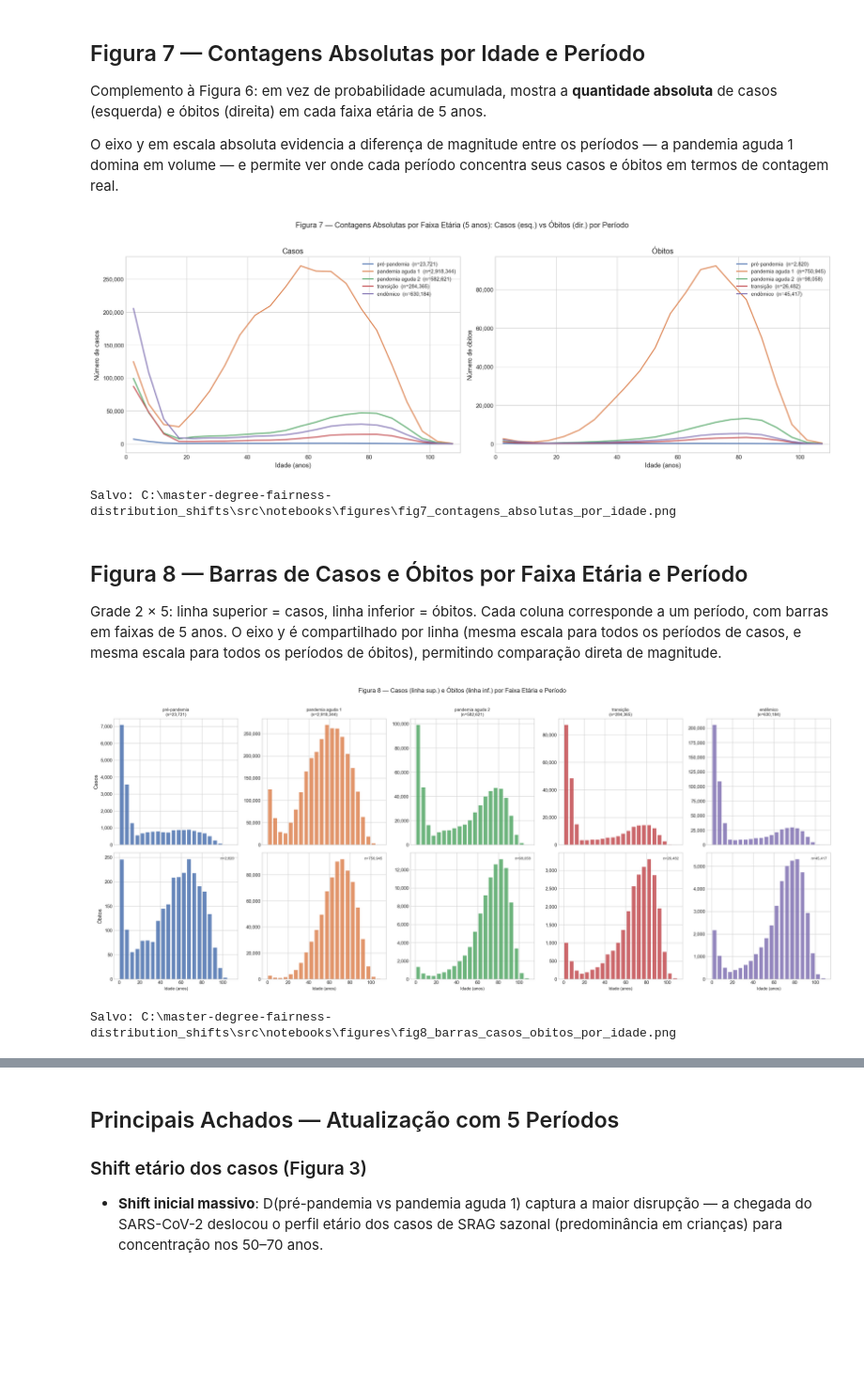
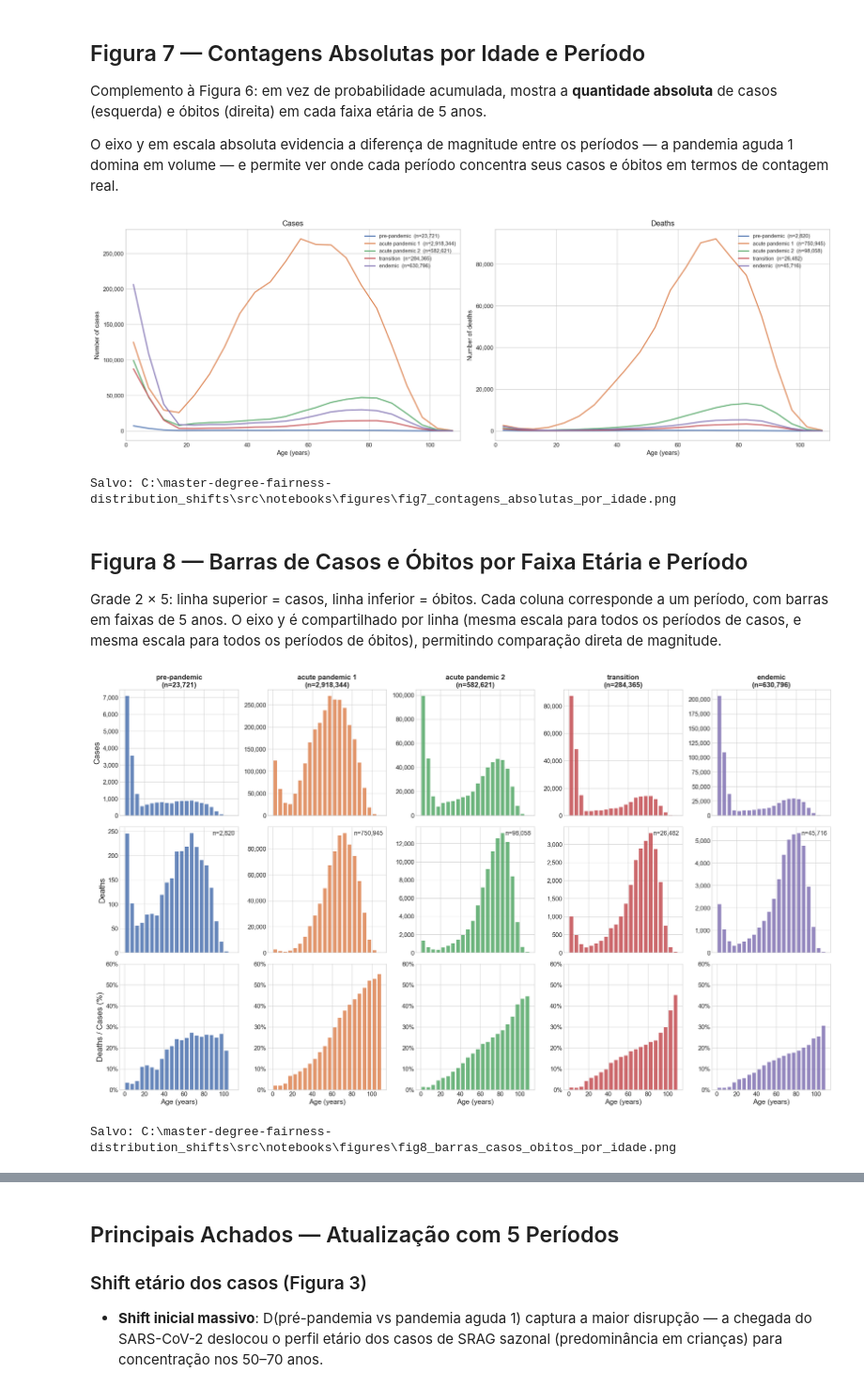
Before and after one commit to antonioravila/master-degree-fairness-distribution_shifts, a Jupyter notebook: src/notebooks/01_eda_distribution_shift.ipynb, the cells around one changed output, grey strips where cells are left out. Shown at 94% size. Drawn from its saved outputs; the diff is of its cells as text; code cells hidden in the pictures; blank space fills up the shorter version.

```diff
--- a/src/notebooks/01_eda_distribution_shift.ipynb
+++ b/src/notebooks/01_eda_distribution_shift.ipynb
@@ -103,9 +103,23 @@ TABLE_DIR → C:\master-degree-fairness-distribution_shifts\src\notebooks\tables
 
 Carregamos o parquet e verificamos shape, tipos, missings e cobertura temporal. Nota: `NU_IDADE_N` é armazenado como `Decimal` no parquet — será convertido na Seção 2.
 # %%
-DATA_PATH = BASE / 'src' / 'data' / 'SRAG' / 'srag.parquet'
-df_raw = pd.read_parquet(DATA_PATH)
+RAW_DIR = BASE / 'src' / 'data' / 'SRAG' / 'raw'
+COLS = ['DT_NOTIFIC', 'EVOLUCAO', 'CS_RACA', 'CS_SEXO', 'NU_IDADE_N']
 
+# Lê e concatena as colunas necessárias de todos os parquets brutos anuais
+raw_files = sorted(RAW_DIR.glob('*.parquet'))
+df_raw = pd.concat(
+    (pd.read_parquet(f, columns=COLS) for f in raw_files),
+    ignore_index=True,
+)
+
+# Normaliza o schema esperado pelas células seguintes:
+# EVOLUCAO vem como string nos brutos → converter para inteiro nullable (Int64),
+# pois o mapeamento de óbito usa chaves inteiras {1, 2}.
+df_raw['EVOLUCAO'] = pd.to_numeric(df_raw['EVOLUCAO'], errors='coerce').astype('Int64')
+df_raw['DT_NOTIFIC'] = pd.to_datetime(df_raw['DT_NOTIFIC'], errors='coerce')
+
+print(f'Arquivos lidos: {len(raw_files)}')
 print(f'Shape: {df_raw.shape}')
 print(f'\nDtypes:\n{df_raw.dtypes}')
 print(f'\nMissing por coluna:\n{df_raw.isnull().sum()}')
@@ -201,8 +215,8 @@ df['periodo'] = pd.cut(
     ordered=True,
 )
 
-# 6. Raça/cor com labels legíveis
-RACA_MAP = {'1':'Branca','2':'Preta','3':'Amarela','4':'Parda','5':'Indígena','9':'Ignorado'}
+# 6. Raça/cor com labels legíveis (em inglês)
+RACA_MAP = {'1':'White','2':'Black','3':'Asian','4':'Mixed','5':'Indigenous','9':'Unknown'}
 df['raca'] = df['CS_RACA'].map(RACA_MAP)
 
 # 7. Idade numérica (NU_IDADE_N é armazenado como Decimal → converter via string)
@@ -561,42 +568,40 @@ for periodo in PERIOD_ORDER:
     subset = df[df['periodo'] == periodo]['idade'].dropna()
     counts, _ = np.histogram(subset.values, bins=age_bins)
     ax_casos.plot(age_mids, counts, label=f'{periodo}  (n={len(subset):,})',
                   color=PERIOD_COLORS[periodo], linewidth=1.8)
 
-ax_casos.set_xlabel('Idade (anos)')
-ax_casos.set_ylabel('Número de casos')
-ax_casos.set_title('Casos')
+ax_casos.set_xlabel('Age (years)')
+ax_casos.set_ylabel('Number of cases')
+ax_casos.set_title('Cases')
 ax_casos.set_xlim(0, 110)
 ax_casos.yaxis.set_major_formatter(
     plt.FuncFormatter(lambda x, _: f'{int(x):,}'))
 ax_casos.legend(loc='upper right', fontsize=9, framealpha=0.9)
 
 # ── Direita: contagem de óbitos por faixa etária ─────────────────────────
 df_ob = df[df['obito'] == True]
 for periodo in PERIOD_ORDER:
     subset = df_ob[df_ob['periodo'] == periodo]['idade'].dropna()
     counts, _ = np.histogram(subset.values, bins=age_bins)
     ax_obitos.plot(age_mids, counts, label=f'{periodo}  (n={len(subset):,})',
                    color=PERIOD_COLORS[periodo], linewidth=1.8)
 
-ax_obitos.set_xlabel('Idade (anos)')
-ax_obitos.set_ylabel('Número de óbitos')
-ax_obitos.set_title('Óbitos')
+ax_obitos.set_xlabel('Age (years)')
+ax_obitos.set_ylabel('Number of deaths')
+ax_obitos.set_title('Deaths')
 ax_obitos.set_xlim(0, 110)
 ax_obitos.yaxis.set_major_formatter(
     plt.FuncFormatter(lambda x, _: f'{int(x):,}'))
 ax_obitos.legend(loc='upper right', fontsize=9, framealpha=0.9)
 
-fig.suptitle('Figura 7 — Contagens Absolutas por Faixa Etária (5 anos): Casos (esq.) vs Óbitos (dir.) por Período',
-             fontsize=13, y=1.02)
 
 plt.tight_layout()
 out7 = FIG_DIR / 'fig7_contagens_absolutas_por_idade.png'
 plt.savefig(out7, dpi=120, bbox_inches='tight')
 plt.show()
 print(f'Salvo: {out7}')
 # %% [output]
-[figure, old version]
+[figure, new version]
 Salvo: C:\master-degree-fairness-distribution_shifts\src\notebooks\figures\fig7_contagens_absolutas_por_idade.png
 # %% [markdown]
 ## Figura 8 — Barras de Casos e Óbitos por Faixa Etária e Período
@@ -611,7 +616,7 @@ bar_width = 3.8
 
 df_ob = df[df['obito'] == True]
 
-fig, axes = plt.subplots(2, 5, figsize=(22, 9),
+fig, axes = plt.subplots(3, 5, figsize=(22, 13),
                          sharex=True)
 
 for col, periodo in enumerate(PERIOD_ORDER):
@@ -623,8 +628,10 @@ for col, periodo in enumerate(PERIOD_ORDER):
     counts_c, _ = np.histogram(sub_c.values, bins=age_bins)
     ax.bar(age_mids, counts_c, width=bar_width,
            color=color, alpha=0.85, edgecolor='white', linewidth=0.3)
-    ax.set_title(f'{periodo}\n(n={len(sub_c):,})', fontsize=9)
+    ax.set_title(f'{periodo}\n(n={len(sub_c):,})', fontsize=15, fontweight='bold')
+    #ax.set_ylim(0, 300_000)
     ax.yaxis.set_major_formatter(plt.FuncFormatter(lambda x, _: f'{int(x):,}'))
+    ax.tick_params(axis='both', labelsize=13)
 
     # ── linha 1: óbitos ──────────────────────────────────────────────────
     ax = axes[1, col]
@@ -632,19 +639,29 @@ for col, periodo in enumerate(PERIOD_ORDER):
     counts_o, _ = np.histogram(sub_o.values, bins=age_bins)
     ax.bar(age_mids, counts_o, width=bar_width,
            color=color, alpha=0.85, edgecolor='white', linewidth=0.3)
-    ax.set_xlabel('Idade (anos)', fontsize=9)
     ax.text(0.97, 0.97, f'n={len(sub_o):,}',
-            transform=ax.transAxes, ha='right', va='top', fontsize=8,
+            transform=ax.transAxes, ha='right', va='top', fontsize=13,
             color='#333333')
+    #ax.set_ylim(0, 100_000)
     ax.yaxis.set_major_formatter(plt.FuncFormatter(lambda x, _: f'{int(x):,}'))
+    ax.tick_params(axis='both', labelsize=13)
+
+    # ── linha 2: % óbitos / casos ────────────────────────────────────────
+    ax = axes[2, col]
+    with np.errstate(invalid='ignore', divide='ignore'):
+        pct = np.where(counts_c > 0, counts_o / counts_c * 100, np.nan)
+    ax.bar(age_mids, pct, width=bar_width,
+           color=color, alpha=0.85, edgecolor='white', linewidth=0.3)
+    ax.set_xlabel('Age (years)', fontsize=15)
+    ax.set_ylim(0, 60)
+    ax.yaxis.set_major_formatter(plt.FuncFormatter(lambda x, _: f'{x:.0f}%'))
+    ax.tick_params(axis='both', labelsize=13)
 
 # rótulos das linhas
-axes[0, 0].set_ylabel('Casos', fontsize=11)
-axes[1, 0].set_ylabel('Óbitos', fontsize=11)
+axes[0, 0].set_ylabel('Cases', fontsize=17)
+axes[1, 0].set_ylabel('Deaths', fontsize=17)
+axes[2, 0].set_ylabel('Deaths / Cases (%)', fontsize=17)
 
-fig.suptitle(
-    'Figura 8 — Casos (linha sup.) e Óbitos (linha inf.) por Faixa Etária e Período',
-    fontsize=13, y=1.01)
 
 plt.tight_layout()
 out8 = FIG_DIR / 'fig8_barras_casos_obitos_por_idade.png'
@@ -652,7 +669,7 @@ plt.savefig(out8, dpi=120, bbox_inches='tight')
 plt.show()
 print(f'Salvo: {out8}')
 # %% [output]
-[figure, old version]
+[figure, new version]
 Salvo: C:\master-degree-fairness-distribution_shifts\src\notebooks\figures\fig8_barras_casos_obitos_por_idade.png
 # %%
 # Tabela de quantis de idade dos óbitos por período
```
Also changed, not shown: parts of 14 cells of this notebook, 28 other files.
